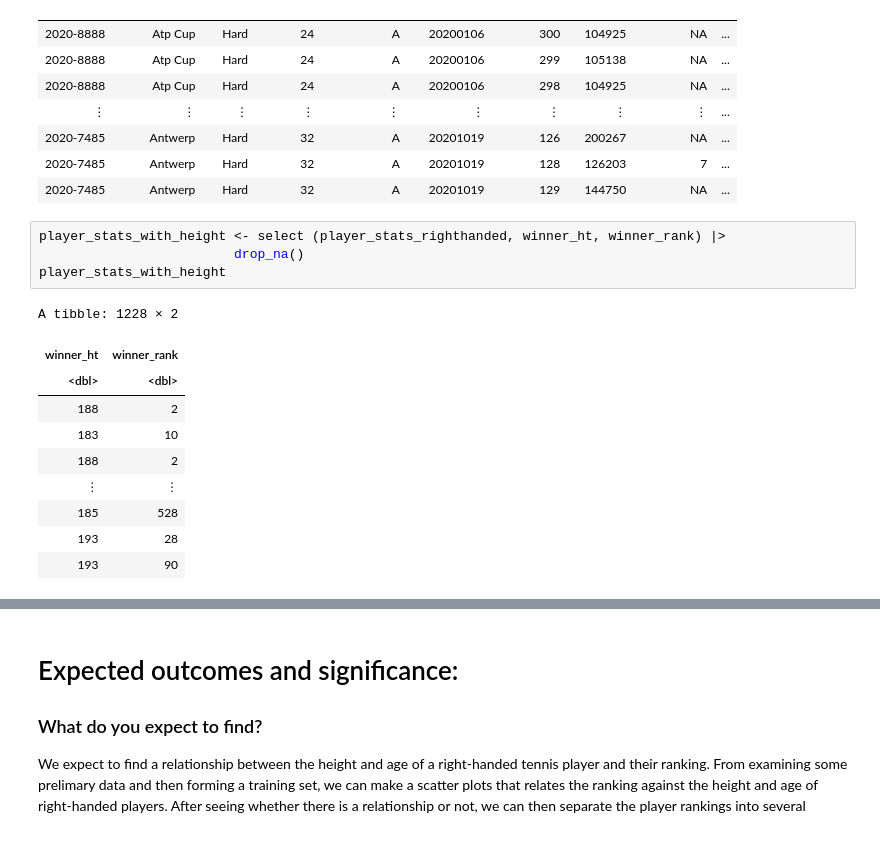
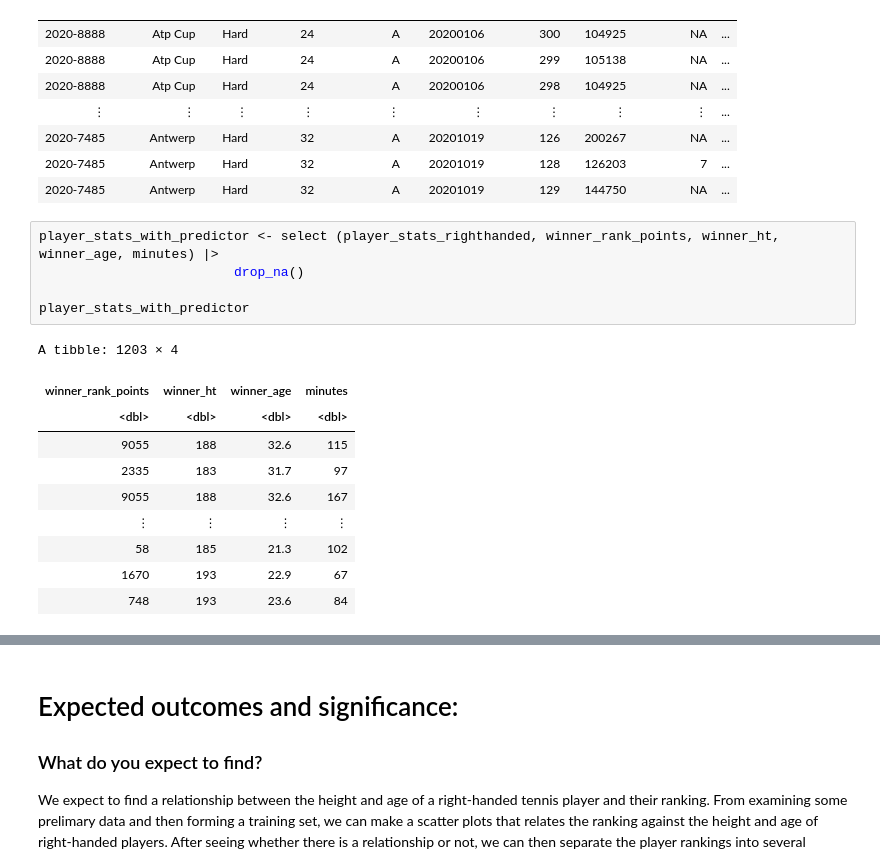
Before and after one commit to lillian6666666/deci_100_group_project_18, a Jupyter notebook: project.ipynb, the cells around one changed output, grey strips where cells are left out. Saved outputs shown, nothing was run; the diff lists cells and outputs as text.

```diff
--- a/project.ipynb
+++ b/project.ipynb
@@ -69,17 +84,18 @@ A spec_tbl_df: 1238 × 49
 | 2020-7485 | Antwerp | Hard | 32 | A | 20201019 | 128 | 126203 | 7 | ... |
 | 2020-7485 | Antwerp | Hard | 32 | A | 20201019 | 129 | 144750 | NA | ... |
 # %%
-player_stats_with_height <- select (player_stats_righthanded, winner_ht, winner_rank) |>
+player_stats_with_predictor <- select (player_stats_righthanded, winner_rank_points, winner_ht, winner_age, minutes) |>
                          drop_na()
-player_stats_with_height
+
+player_stats_with_predictor
 # %% [output]
-A tibble: 1228 × 2
+A tibble: 1203 × 4
-| winner_ht | winner_rank |
-| <dbl> | <dbl> |
-| 188 | 2 |
-| 183 | 10 |
-| 188 | 2 |
-| ⋮ | ⋮ |
-| 185 | 528 |
-| 193 | 28 |
-| 193 | 90 |
+| winner_rank_points | winner_ht | winner_age | minutes |
+| <dbl> | <dbl> | <dbl> | <dbl> |
+| 9055 | 188 | 32.6 | 115 |
+| 2335 | 183 | 31.7 | 97 |
+| 9055 | 188 | 32.6 | 167 |
+| ⋮ | ⋮ | ⋮ | ⋮ |
+| 58 | 185 | 21.3 | 102 |
+| 1670 | 193 | 22.9 | 67 |
+| 748 | 193 | 23.6 | 84 |
```
Also changed, not shown: parts of 11 cells of this notebook.
